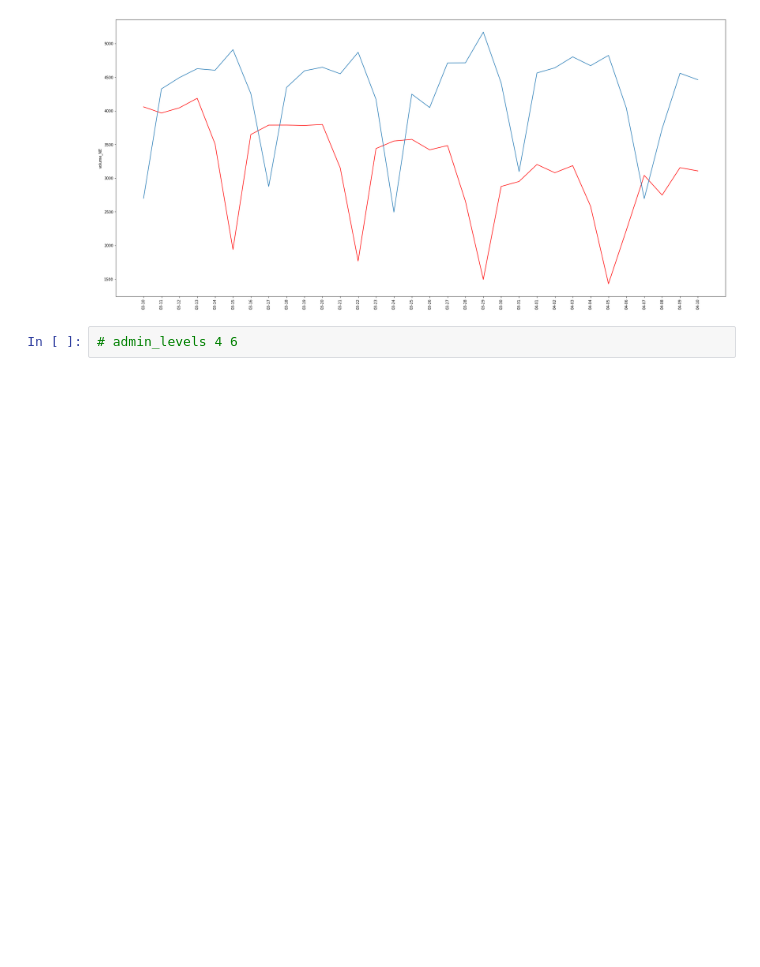
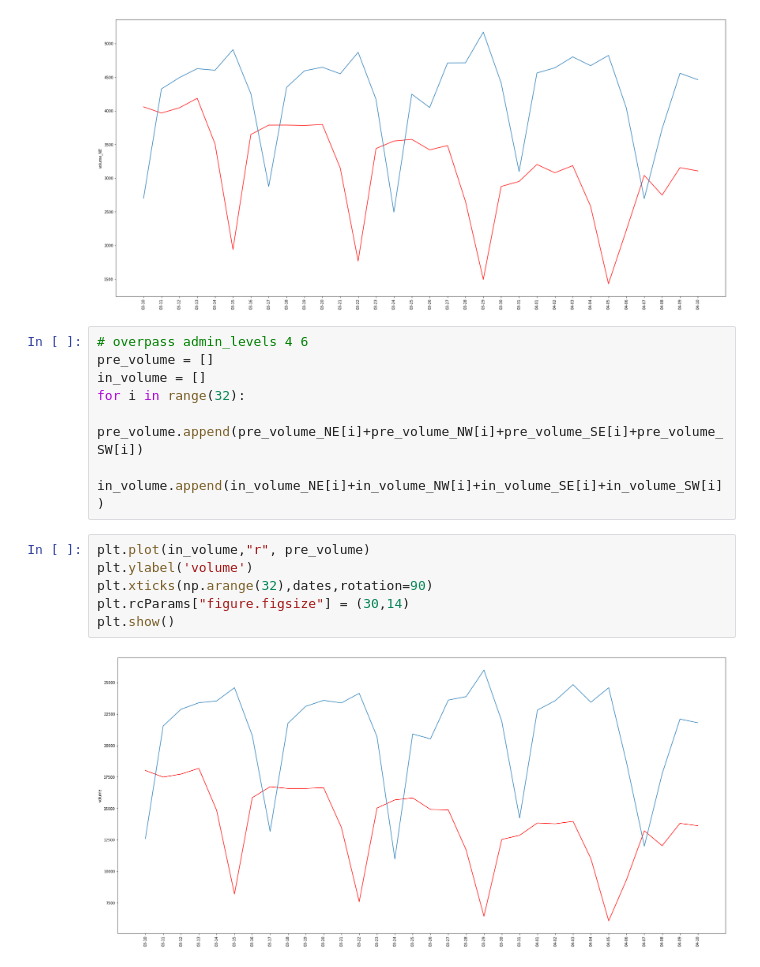
Before and after one commit to D3auuvc/ut-its-project, a Jupyter notebook: Bangkok.ipynb, the cells around one changed output. Cells and saved outputs as stored; diff of their text form; blank space fills up the shorter version.

Commit message:
Update bangkok plot

```diff
--- a/Bangkok.ipynb
+++ b/Bangkok.ipynb
@@ -77,5 +77,18 @@ plt.rcParams["figure.figsize"] = (30,14)
 plt.show()
 # %% [output]
 [figure]
-# %%
-# admin_levels 4 6
+# %%
+# overpass admin_levels 4 6
+pre_volume = []
+in_volume = []
+for i in range(32):
+    pre_volume.append(pre_volume_NE[i]+pre_volume_NW[i]+pre_volume_SE[i]+pre_volume_SW[i])
+    in_volume.append(in_volume_NE[i]+in_volume_NW[i]+in_volume_SE[i]+in_volume_SW[i])
+# %%
+plt.plot(in_volume,"r", pre_volume)
+plt.ylabel('volume')
+plt.xticks(np.arange(32),dates,rotation=90)
+plt.rcParams["figure.figsize"] = (30,14)
+plt.show()
+# %% [output]
+[figure, added]
```
Also changed, not shown: parts of 1 cell of this notebook.
